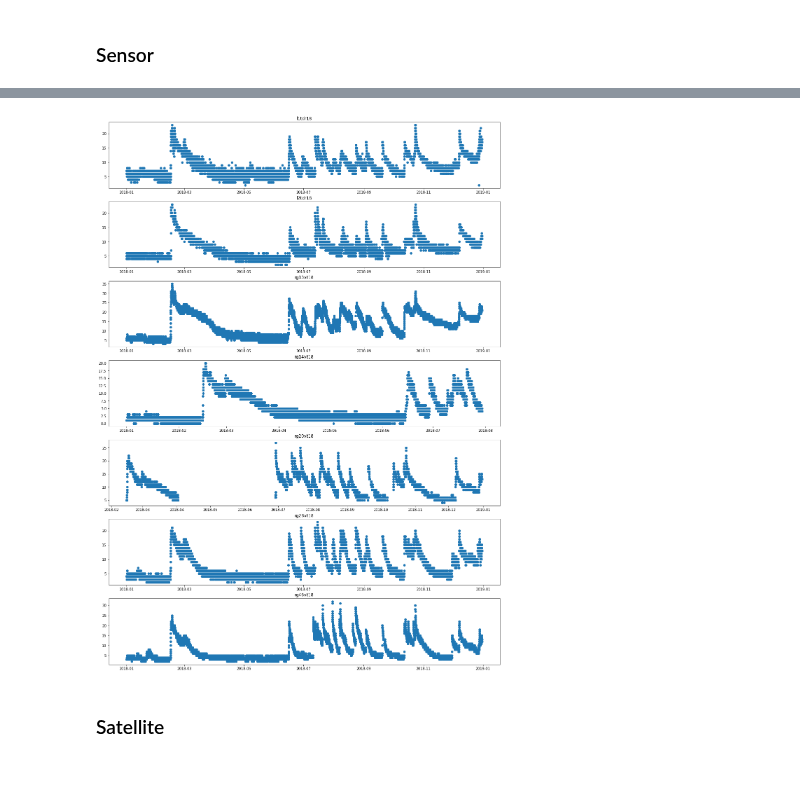
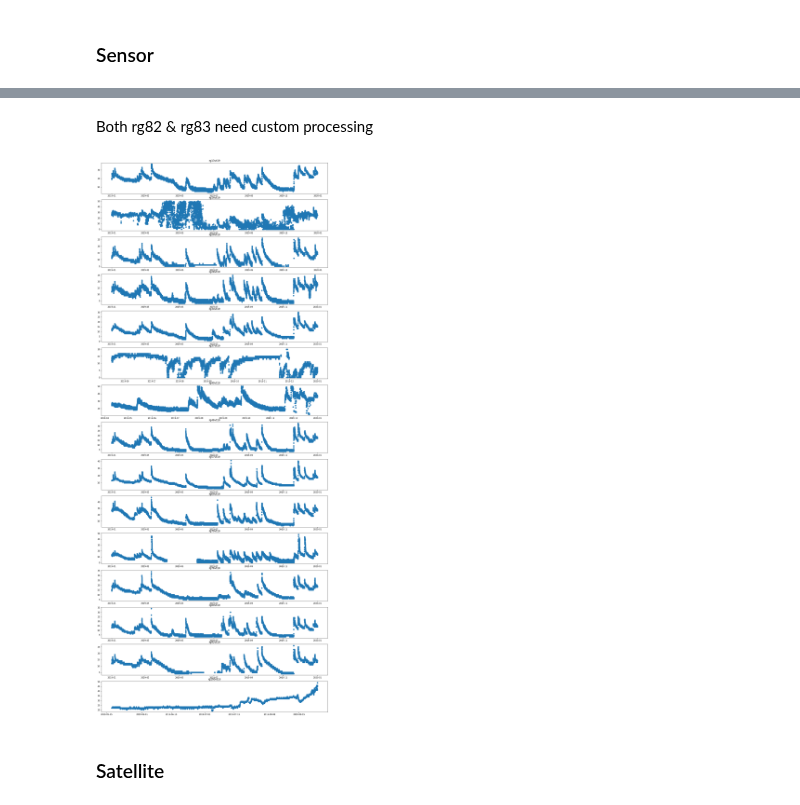
Before and after one commit to VicenteYago/OPTRAM, a Jupyter notebook: OPTRAM.ipynb, the cells around one changed output, grey strips where cells are left out. Saved outputs shown, nothing was run; the diff lists cells and outputs as text; code cells hidden in the pictures; blank space fills up the shorter version.

```diff
--- a/OPTRAM.ipynb
+++ b/OPTRAM.ipynb
@@ -240,20 +261,23 @@ url_base = 'https://www.tucson.ars.ag.gov/metDAP/'
 sensors_df = {}
 
 for sensor_key,_ in sensors_coords.items() :
+    print("Processing sensor %s" % sensor_key)
+    try:
+        if 'rg' in sensor_key :
 
+            sensors_df[sensor_key] = pd.read_csv(url_base + 'RaingageSiteData/' + sensor_key +'.out',
+                                                 sep='\,',
+                                                 names = names)
+        else :
+            sensors_df[sensor_key] = pd.read_csv(url_base + 'SoilProfileSiteData/' + sensor_key +'.out',
+                                                 sep='\s+',
+                                                 names = names)
+    except :
+        print("An error occurred while reading data for sensor %s " % sensor_key)
 
-    if 'rg' in sensor_key :
+for sensor_key,sensor_df in list(sensors_df.items()) :
 
-        sensors_df[sensor_key] = pd.read_csv(url_base + 'RaingageSiteData/' + sensor_key +'.out',
-                                             sep='\,',
-                                             names = names)
-    else :
-        sensors_df[sensor_key] = pd.read_csv(url_base + 'SoilProfileSiteData/' + sensor_key +'.out',
-                                             sep='\s+',
-                                             names = names)
-
-for sensor_key,sensor_df in sensors_df.items() :
-
+    try :
         sensors_df[sensor_key]['datetime'] = (pd.to_datetime(sensor_df['year'] * 1000 + sensor_df['day'], format='%Y%j')
                                            +
                                           pd.to_timedelta(sensor_df["hr"], unit="h")
@@ -261,3 +285,9 @@ for sensor_key,sensor_df in sensors_df.items() :
                                           pd.to_timedelta(sensor_df["mn"], unit="min"))
         sensors_df[sensor_key].set_index('datetime', inplace = True)
         sensors_df[sensor_key].replace(6999, None, inplace = True)
+
+    except  Exception as e:
+        print("An error occurred while processing data for sensor %s " % sensor_key)
+        print("Original message: %s " % e)
+
+        del sensors_df[sensor_key]
@@ -264,14 +308,16 @@ for sensor_key,sensor_df in sensors_df.items() :
+# %% [markdown]
+Both rg82 & rg83 need custom processing
 # %%
 col_nums = 1
 row_nums = math.ceil(len(sensors_df.items()) / col_nums)
-plt.figure(figsize=(20, 20))
+plt.figure(figsize=(20, 35))
 for i, (k, df) in enumerate(sensors_df.items(), 1):
     plt.subplot(row_nums, col_nums, i)
     plt.scatter(x = df.index, y= df.loc[:,'SM5'])
     plt.title(k)
 plt.subplots_adjust(left=None, bottom=None, right=None, top=1.2 , wspace=None, hspace=None)
 # %% [output]
-[figure, old version]
+[figure, new version]
 # %% [markdown]
 ### Satellite
 # %%
```
Also changed, not shown: parts of 9 cells of this notebook.
